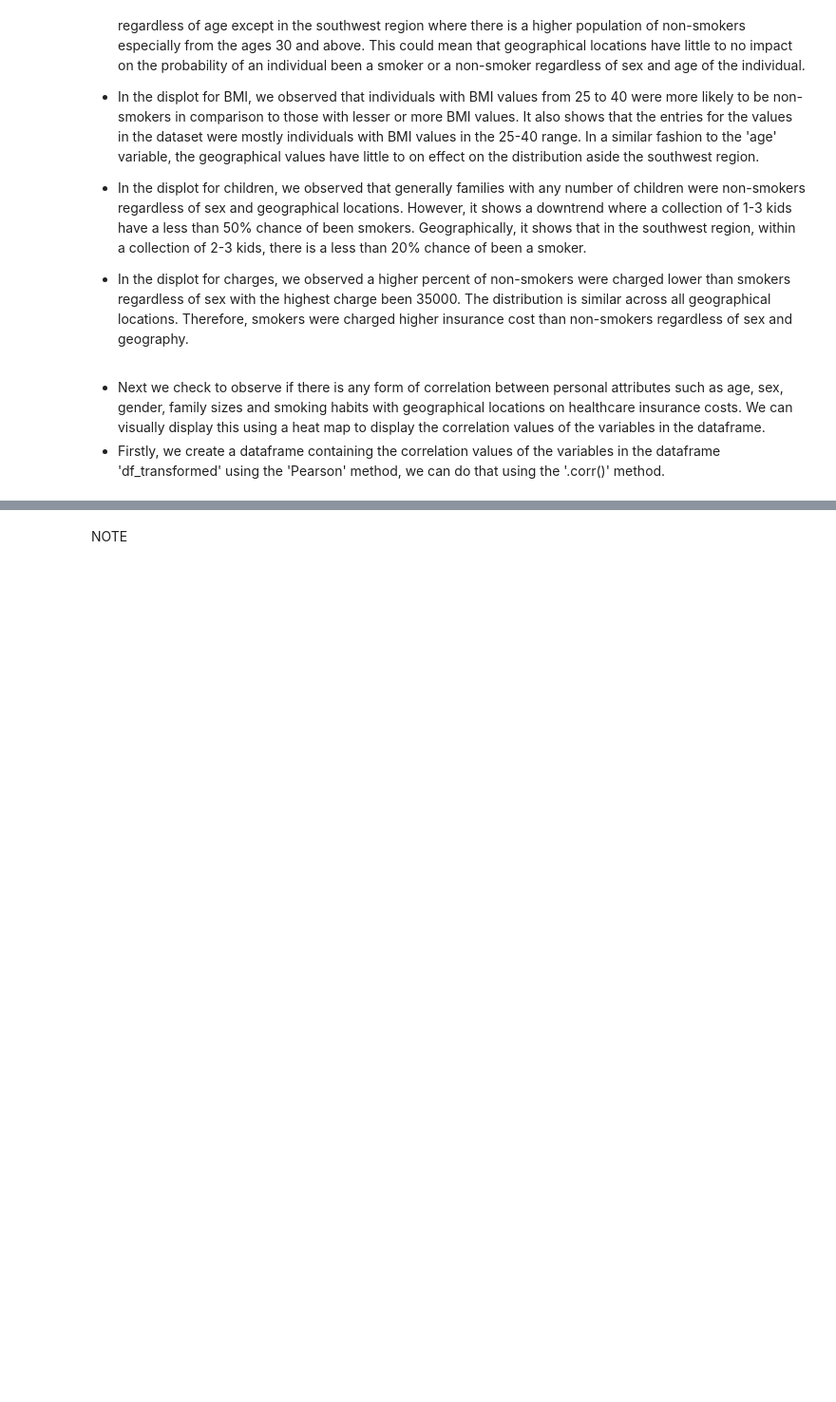
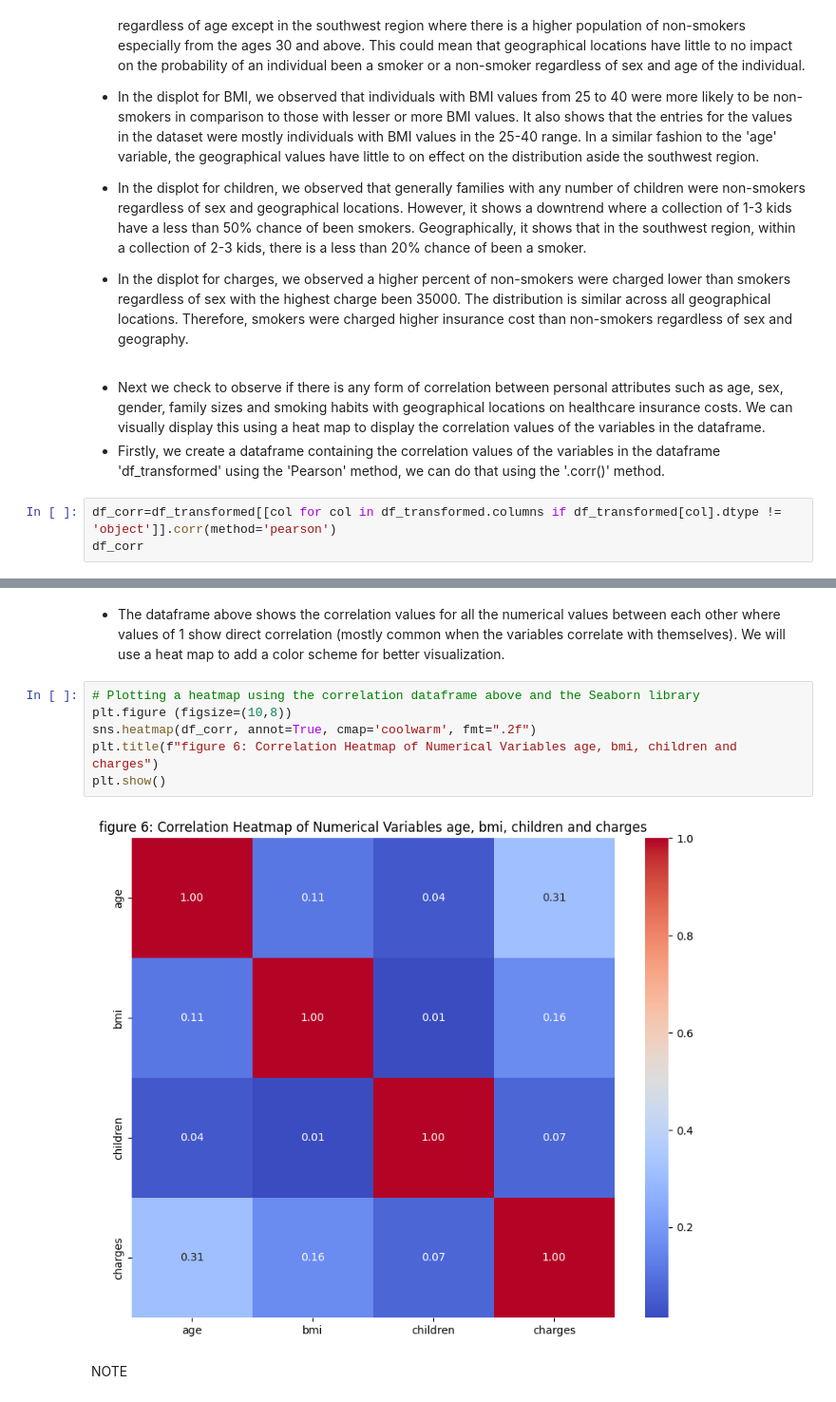
Before and after one commit to chizoalban2003-beep/Project1, a Jupyter notebook: jupyter_notebooks/Notebook_Template.ipynb, the cells around one changed output, grey strips where cells are left out. Shown at 95% size. Cells and saved outputs as stored; diff of their text form; blank space fills up the shorter version.

Commit message:
Plotting a heat map

```diff
--- a/jupyter_notebooks/Notebook_Template.ipynb
+++ b/jupyter_notebooks/Notebook_Template.ipynb
@@ -301,3 +301,6 @@ for num_col in numerical_cols:
 # %% [markdown]
 * Next we check to observe if there is any form of correlation between personal attributes such as age, sex, gender, family sizes and smoking habits with geographical locations on healthcare insurance costs. We can visually display this using a heat map to display the correlation values of the variables in the dataframe.
 * Firstly, we create a dataframe containing the correlation values of the variables in the dataframe 'df_transformed' using the 'Pearson' method, we can do that using the '.corr()' method.
+# %%
+df_corr=df_transformed[[col for col in df_transformed.columns if df_transformed[col].dtype != 'object']].corr(method='pearson')
+df_corr
@@ -304,3 +313,13 @@ for num_col in numerical_cols:
+# %% [markdown]
+* The dataframe above shows the correlation values for all the numerical values between each other where values of 1 show direct correlation (mostly common when the variables correlate with themselves). We will use a heat map to add a color scheme for better visualization.
+# %%
+# Plotting a heatmap using the correlation dataframe above and the Seaborn library
+plt.figure (figsize=(10,8))
+sns.heatmap(df_corr, annot=True, cmap='coolwarm', fmt=".2f")
+plt.title(f"figure 6: Correlation Heatmap of Numerical Variables age, bmi, children and charges")
+plt.show()
+# %% [output]
+[figure, added]
 # %% [markdown]
 NOTE
 # %% [markdown]
```
Also changed, not shown: parts of 1 cell of this notebook.
